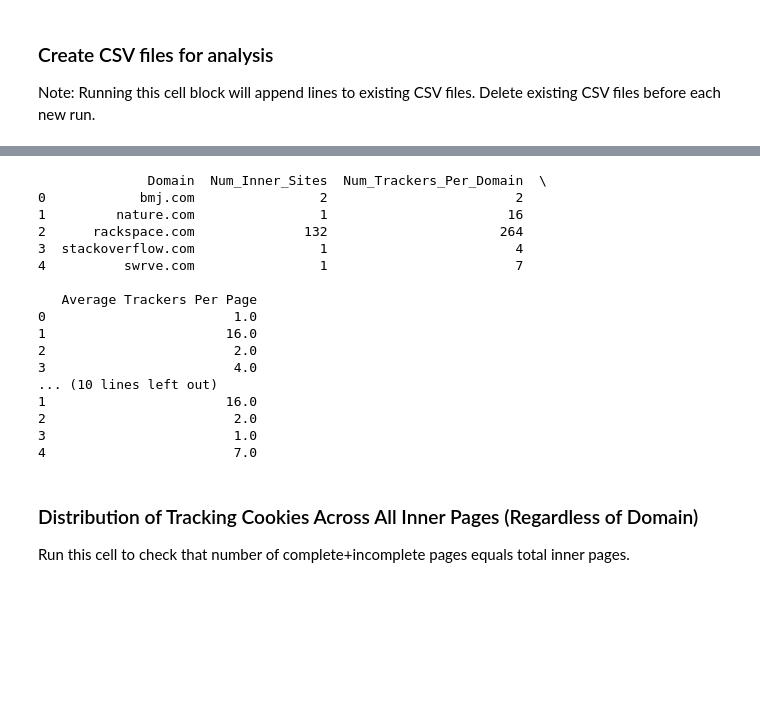
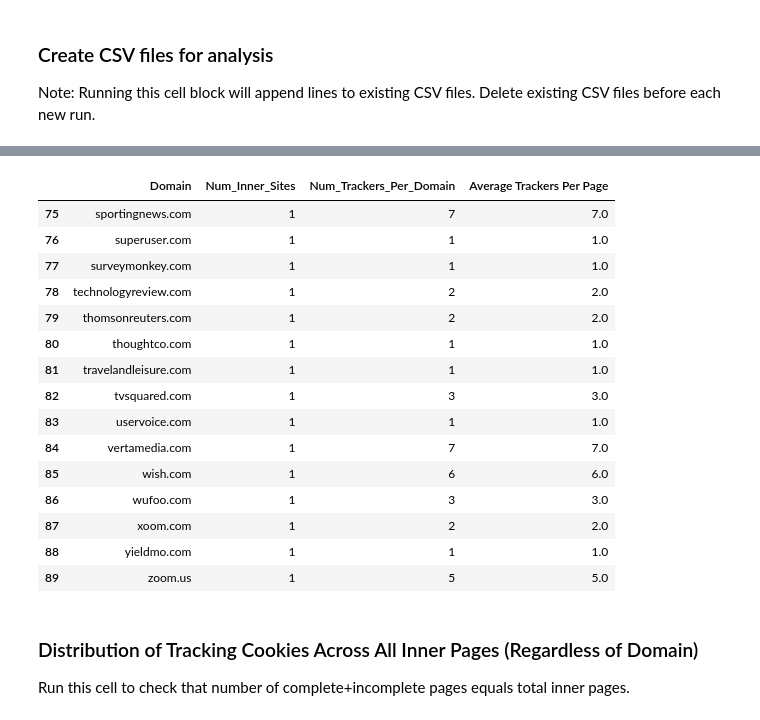
Before and after one commit to maxwellmlin/cookie-classify, a Jupyter notebook: tracker_analysis.ipynb, the cells around one changed output, grey strips where cells are left out. Drawn from its saved outputs; the diff is of its cells as text; code cells hidden in the pictures; blank space fills up the shorter version.

Commit message:
new dataframes grouped by domains

```diff
--- a/tracker_analysis.ipynb
+++ b/tracker_analysis.ipynb
@@ -28,7 +28,7 @@ def detect_tracking(blocklist, url_list):
 
     detected_trackers = []
     for url in url_list:
-        if utils.get_full_domain(url) in blocklist:
+        if utils.get_full_domain(url) in blocklist: # FIXME: check if this is the correct way to get domain
             detected_trackers.append(url)
 
     return detected_trackers
@@ -125,7 +125,10 @@ success_file_path = "inputs/sites/success.txt"
 with open(success_file_path, "r") as success_file:
     success_lines = success_file.readlines()
 
-domain_paths = get_directories("crawls/depth1_noquery")
+# TODO: change filepath
+# domain_paths = get_directories("crawls/depth1_noquery")
+domain_paths = get_directories("crawls/depth0")
+
 incomplete_runs = 0
 total_inner_pages = 0
 
@@ -152,6 +155,7 @@ for site in domain_paths:
             continue
 
         detected_list_normal = analyze_har(normal_har_path)
+        # print(detected_list_normal)
 
         # Append info into dict to turn into dataframe
         for tracker_url in detected_list_normal:
@@ -162,7 +166,9 @@ for site in domain_paths:
             })
 
         # Create file if it doesn't exist; if it exists then write a row for each inner site path with a count of the number of trackers.
-        normal_file = "analysis/depth1_noquery_trackers_in_normal.csv"
+        # TODO: change filepath
+        # normal_file = "analysis/depth1_noquery_normal.csv"
+        normal_file = "analysis/depth0_normal.csv"
         normal_file_exists = os.path.isfile(normal_file)
 
         if normal_file_exists:
@@ -190,7 +196,9 @@ for site in domain_paths:
                 "Tracker": tracker_url
             })
 
-        reject_file = "analysis/depth1_noquery_after_reject.csv"
+        # TODO: change filepath
+        # reject_file = "analysis/depth1_noquery_after_reject.csv"
+        reject_file = "analysis/depth0_after_reject.csv"
         reject_file_exists = os.path.isfile(reject_file)
 
         if reject_file_exists:
@@ -206,7 +214,7 @@ for site in domain_paths:
                 file.flush()
 
 # Create DataFrames for detected trackers in normal and after_reject crawls
-    # Each tracker is in a row with its domain and inner site path
+# Each tracker is in a row with its domain and inner site path
 df_normal = pd.DataFrame(detected_trackers_normal)
 df_after_reject = pd.DataFrame(detected_trackers_after_reject)
 
@@ -236,46 +244,45 @@ memory usage: 6.9+ KB
 # %%
-# Create dataframe for normal run, grouped by domain
-# Group by 'Domain' and aggregate to get the counts
+# Group by domain
 df_normal_domains = df_normal.groupby('Domain').agg(
     Num_Inner_Sites=('Inner Site Path', 'nunique'), # Count the number of unique inner site paths
     Num_Trackers_Per_Domain=('Tracker', 'count')    # Count the number of trackers for each domain
 ).reset_index() # makes "Domain" a column instead of an index
 
-# Calculate the average number of trackers per inner site
 df_normal_domains["Average Trackers Per Page"] = df_normal_domains["Num_Trackers_Per_Domain"] / df_normal_domains["Num_Inner_Sites"]
 
-print(df_normal_domains)
 
-
-# Create dataframe for after_reject run, grouped by domain
-# Group by 'Domain' and aggregate to get the counts
+# Group by domain
 df_after_reject_domains = df_after_reject.groupby('Domain').agg(
     Num_Inner_Sites=('Inner Site Path', 'nunique'), # Count the number of unique inner site paths
     Num_Trackers_Per_Domain=('Tracker', 'count')    # Count the number of trackers for each domain
 ).reset_index() # makes "Domain" a column instead of an index
 
-# Calculate the average number of trackers per inner site
 df_after_reject_domains["Average Trackers Per Page"] = df_after_reject_domains["Num_Trackers_Per_Domain"] / df_after_reject_domains["Num_Inner_Sites"]
 
-print(df_after_reject_domains)
+
+# df_normal.info()
+# df_normal_domains.info()
+df_normal_domains.tail(15)
+# df_after_reject_domains.info()
+df_after_reject_domains.tail(15)
+# df_after_reject.info()
 # %% [output]
-              Domain  Num_Inner_Sites  Num_Trackers_Per_Domain  \
-0            bmj.com                2                        2
-1         nature.com                1                       16
-2      rackspace.com              132                      264
-3  stackoverflow.com                1                        4
-4          swrve.com                1                        7
-
-   Average Trackers Per Page
-0                        1.0
-1                       16.0
-2                        2.0
-3                        4.0
-... (10 lines left out)
-1                       16.0
-2                        2.0
-3                        1.0
-4                        7.0
+|  | Domain | Num_Inner_Sites | Num_Trackers_Per_Domain | Average Trackers Per Page |
+| 75 | sportingnews.com | 1 | 7 | 7.0 |
+| 76 | superuser.com | 1 | 1 | 1.0 |
+| 77 | surveymonkey.com | 1 | 1 | 1.0 |
+| 78 | technologyreview.com | 1 | 2 | 2.0 |
+| 79 | thomsonreuters.com | 1 | 2 | 2.0 |
+| 80 | thoughtco.com | 1 | 1 | 1.0 |
+| 81 | travelandleisure.com | 1 | 1 | 1.0 |
+| 82 | tvsquared.com | 1 | 3 | 3.0 |
+| 83 | uservoice.com | 1 | 1 | 1.0 |
+| 84 | vertamedia.com | 1 | 7 | 7.0 |
+| 85 | wish.com | 1 | 6 | 6.0 |
+| 86 | wufoo.com | 1 | 3 | 3.0 |
+| 87 | xoom.com | 1 | 2 | 2.0 |
+| 88 | yieldmo.com | 1 | 1 | 1.0 |
+| 89 | zoom.us | 1 | 5 | 5.0 |
 # %% [markdown]
 ### Distribution of Tracking Cookies Across All Inner Pages (Regardless of Domain)
 Run this cell to check that number of complete+incomplete pages equals total inner pages.
```
Also changed, not shown: parts of 3 cells of this notebook, 2 other files.
